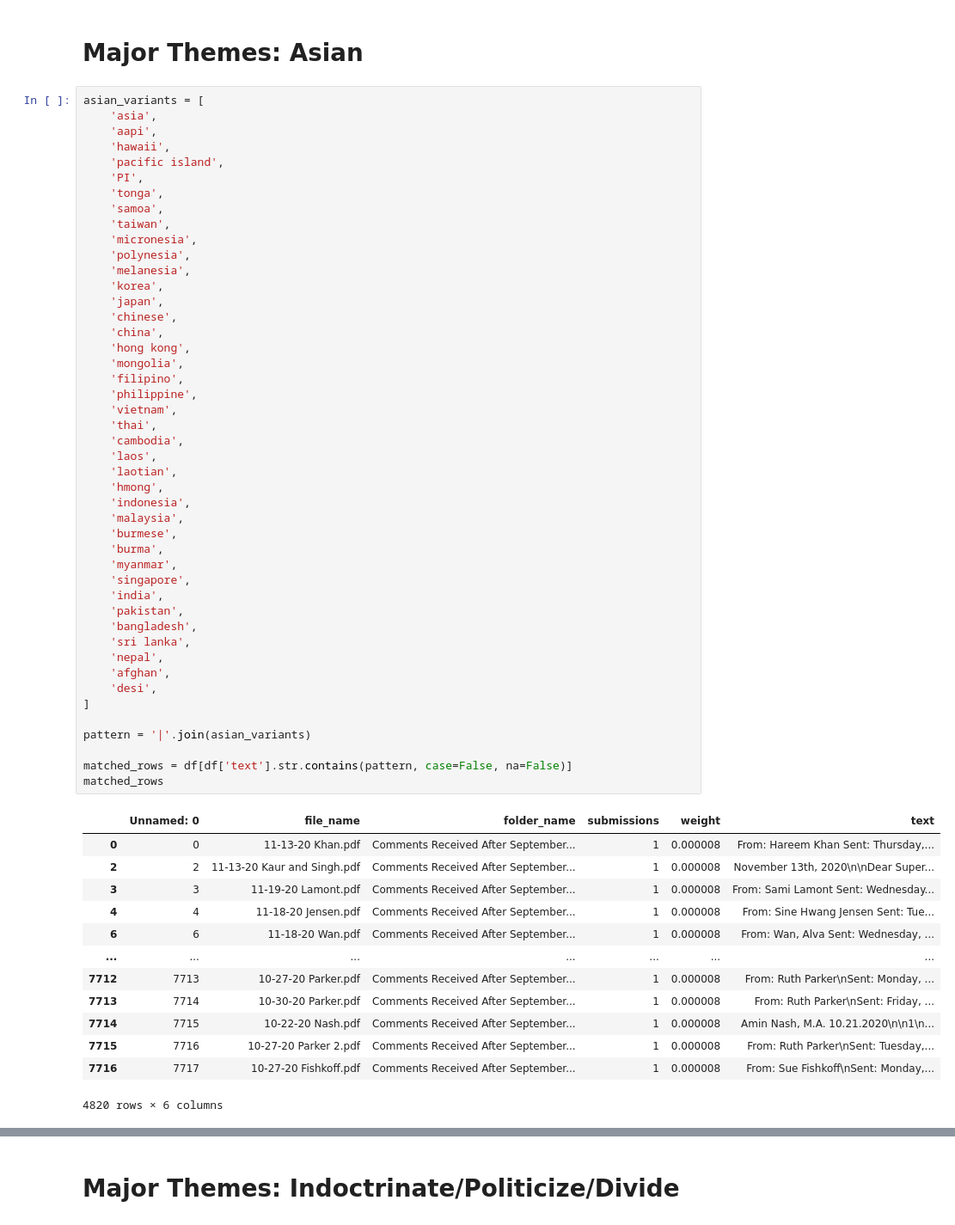
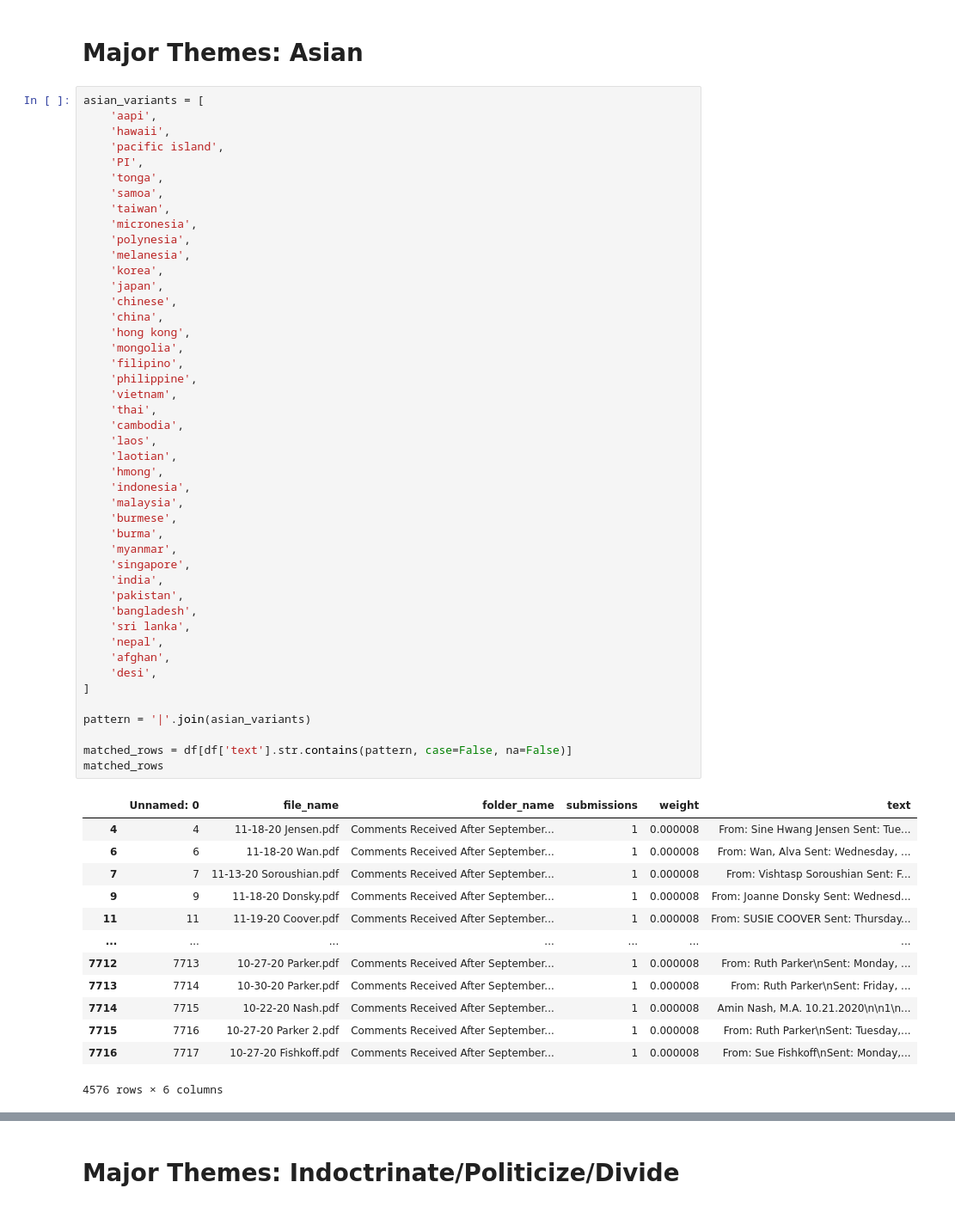
Before and after one commit to yonatanpazpriel/NLPResearch, a Jupyter notebook: Text Files/Text Files/duplicate_handling/Files Cleaning FA25.ipynb, the cells around one changed output, grey strips where cells are left out. Shown at 86% size. Saved outputs shown, nothing was run; the diff lists cells and outputs as text.

```diff
--- a/Text Files/Text Files/duplicate_handling/Files Cleaning FA25.ipynb
+++ b/Text Files/Text Files/duplicate_handling/Files Cleaning FA25.ipynb
@@ -570,7 +570,6 @@ palestine_theme_sample.to_csv("palestine_theme_sample.csv", index=False)
 # Major Themes: Asian
 # %%
 asian_variants = [
-    'asia',
     'aapi',
     'hawaii',
     'pacific island',
@@ -589,45 +588,45 @@ asian_variants = [
     'mongolia',
     'filipino',
     'philippine',
     'vietnam',
     'thai',
     'cambodia',
     'laos',
     'laotian',
     'hmong',
     'indonesia',
     'malaysia',
     'burmese',
     'burma',
     'myanmar',
     'singapore',
     'india',
     'pakistan',
     'bangladesh',
     'sri lanka',
     'nepal',
     'afghan',
     'desi',
 ]
 
 pattern = '|'.join(asian_variants)
 
 matched_rows = df[df['text'].str.contains(pattern, case=False, na=False)]
 matched_rows
 # %% [output]
 |  | Unnamed: 0 | file_name | folder_name | submissions | weight | text |
-| 0 | 0 | 11-13-20 Khan.pdf | Comments Received After September... | 1 | 0.000008 | From: Hareem Khan Sent: Thursday,... |
-| 2 | 2 | 11-13-20 Kaur and Singh.pdf | Comments Received After September... | 1 | 0.000008 | November 13th, 2020\n\nDear Super... |
-| 3 | 3 | 11-19-20 Lamont.pdf | Comments Received After September... | 1 | 0.000008 | From: Sami Lamont Sent: Wednesday... |
 | 4 | 4 | 11-18-20 Jensen.pdf | Comments Received After September... | 1 | 0.000008 | From: Sine Hwang Jensen Sent: Tue... |
 | 6 | 6 | 11-18-20 Wan.pdf | Comments Received After September... | 1 | 0.000008 | From: Wan, Alva Sent: Wednesday, ... |
+| 7 | 7 | 11-13-20 Soroushian.pdf | Comments Received After September... | 1 | 0.000008 | From: Vishtasp Soroushian Sent: F... |
+| 9 | 9 | 11-18-20 Donsky.pdf | Comments Received After September... | 1 | 0.000008 | From: Joanne Donsky Sent: Wednesd... |
+| 11 | 11 | 11-19-20 Coover.pdf | Comments Received After September... | 1 | 0.000008 | From: SUSIE COOVER Sent: Thursday... |
 | ... | ... | ... | ... | ... | ... | ... |
 | 7712 | 7713 | 10-27-20 Parker.pdf | Comments Received After September... | 1 | 0.000008 | From: Ruth Parker\nSent: Monday, ... |
 | 7713 | 7714 | 10-30-20 Parker.pdf | Comments Received After September... | 1 | 0.000008 | From: Ruth Parker\nSent: Friday, ... |
 | 7714 | 7715 | 10-22-20 Nash.pdf | Comments Received After September... | 1 | 0.000008 | Amin Nash, M.A. 10.21.2020\n\n1\n... |
 | 7715 | 7716 | 10-27-20 Parker 2.pdf | Comments Received After September... | 1 | 0.000008 | From: Ruth Parker\nSent: Tuesday,... |
 | 7716 | 7717 | 10-27-20 Fishkoff.pdf | Comments Received After September... | 1 | 0.000008 | From: Sue Fishkoff\nSent: Monday,... |
-4820 rows × 6 columns
+4576 rows × 6 columns
 # %%
 matched_rows['submissions'].sum()
 # %% [output]
```
Also changed, not shown: parts of 7 cells of this notebook, 4 other files.
